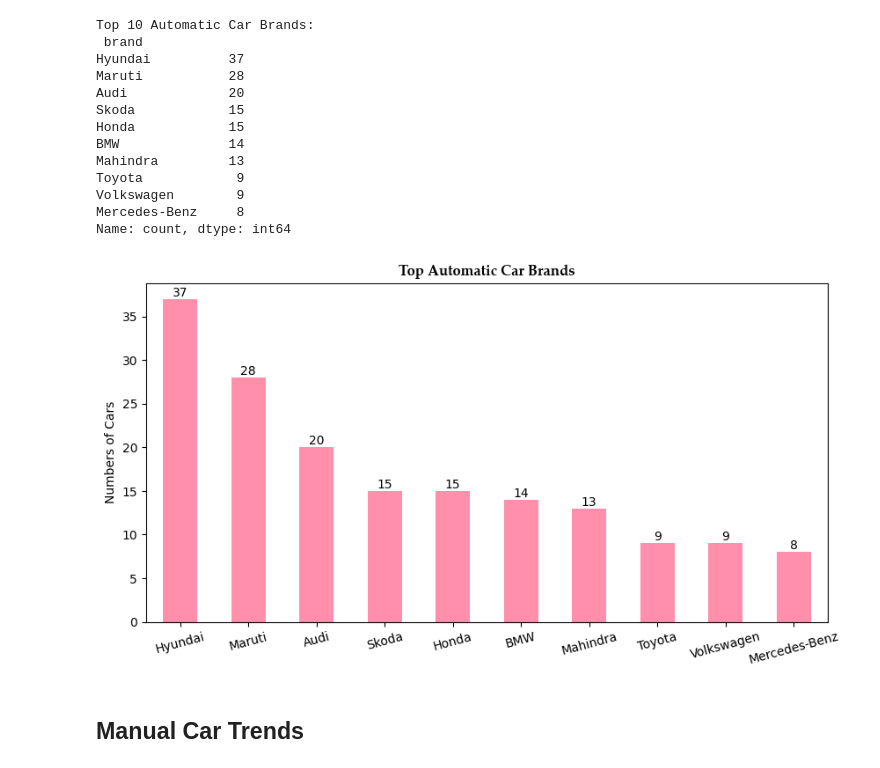
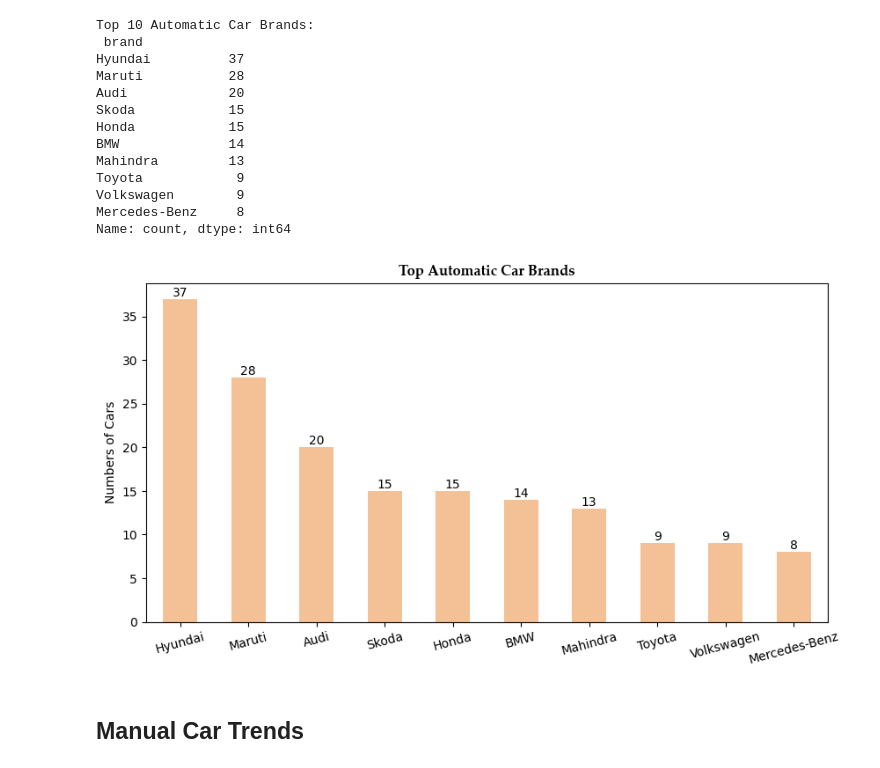
Before and after one commit to WendyInft/MATHEDA-INFANTE, a Jupyter notebook: WK11-Endterm-Exam/Exercise/Endterm-Exam-Infante.ipynb, the cells around one changed output. Cells and saved outputs as stored; diff of their text form; code cells hidden in the pictures.

```diff
--- a/WK11-Endterm-Exam/Exercise/Endterm-Exam-Infante.ipynb
+++ b/WK11-Endterm-Exam/Exercise/Endterm-Exam-Infante.ipynb
@@ -237,15 +237,15 @@ Volkswagen        9
 Mercedes-Benz     8
 Name: count, dtype: int64
 # %%
-chart = top_automatic_brands.plot(kind='bar',color = ['#FF8FAB'], figsize=(10,5))
+chart = top_automatic_brands.plot(kind='bar',color = ['#F4C095'], figsize=(10,5))
 chart.bar_label(chart.containers[0], label_type='edge')
 plt.title('Top Automatic Car Brands', fontfamily = 'Palatino Linotype', fontsize=12, fontweight='bold')
 plt.xlabel('')
 chart.set_xticklabels(top_automatic_brands.index, rotation=15)
 plt.ylabel('Numbers of Cars')
 plt.show()
 # %% [output]
-[figure, old version]
+[figure, new version]
 # %% [markdown]
 ## Manual Car Trends
 # %% [markdown]
```
Also changed, not shown: 1 other file.
